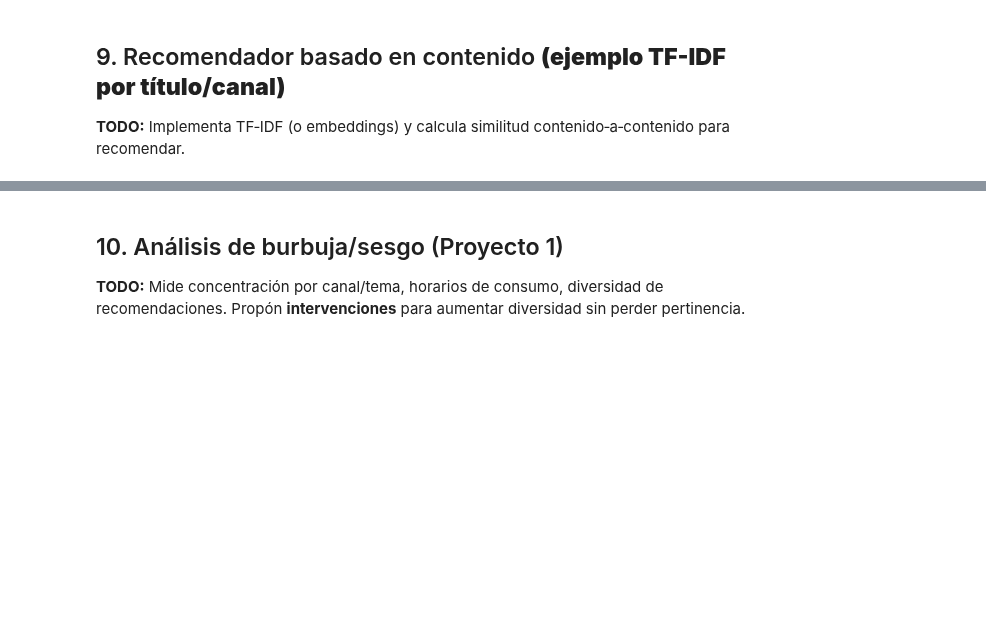
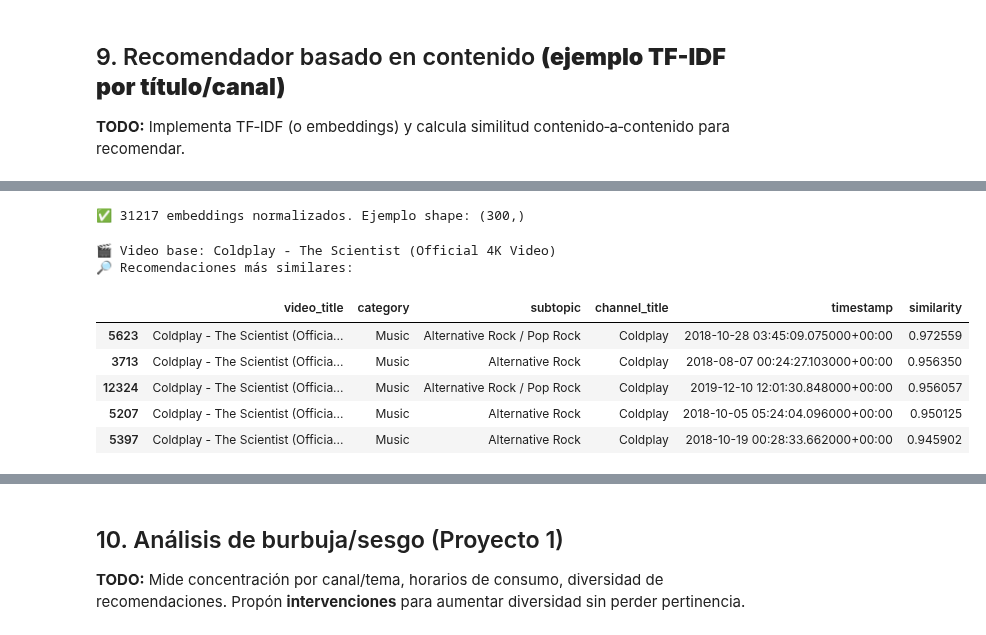
Before and after one commit to brojas7/AnaliticaHistorialYoutube, a Jupyter notebook: notebooks/main.ipynb, the cells around one changed output, grey strips where cells are left out. Saved outputs shown, nothing was run; the diff lists cells and outputs as text; code cells hidden in the pictures; blank space fills up the shorter version.

```diff
--- a/notebooks/main.ipynb
+++ b/notebooks/main.ipynb
@@ -543,8 +484,0 @@ def recommend(video_id, df, sim_matrix, top_k=5):
-# %%
-# ============================================================
-# 🔹 5️⃣ Ejemplo de uso
-# ============================================================
-video_id = 10  # puedes cambiarlo
-print(f"\n🎬 Video base: {df_embed.loc[video_id, 'video_title']}")
-print("🔎 Recomendaciones similares:")
-display(recommend(video_id, df_embed, cosine_sim, top_k=5))
@@ -551,3 +514,70 @@ display(recommend(video_id, df_embed, cosine_sim, top_k=5))
+# %%
+# ============================================================
+# 🔹 1️⃣ Importar librerías
+# ============================================================
+import numpy as np
+import pandas as pd
+from sklearn.metrics.pairwise import cosine_similarity
+from sklearn.preprocessing import normalize
+
+# ============================================================
+# 🔹 2️⃣ Normalizar los embeddings globales
+# ============================================================
+# Aseguramos que todos los vectores tengan norma unitaria (para el coseno)
+matrix = np.vstack(df_embed["content_vec"].values)
+matrix = normalize(matrix)
+
+# Guardamos la versión normalizada dentro del DataFrame (opcional)
+df_embed["content_vec_norm"] = list(matrix)
+
+print(f"✅ {len(matrix)} embeddings normalizados. Ejemplo shape:", matrix[0].shape)
+
+# ============================================================
+# 🔹 3️⃣ Función de recomendación “lazy”
+# ============================================================
+def recommend_lazy(video_id, df, top_k=5):
+    """
+    Recomendador basado en contenido que calcula similitud solo para un video.
+    Usa cosine_similarity dinámicamente sin crear una matriz gigante.
+    """
+    if video_id >= len(df):
+        raise ValueError("El índice de video está fuera de rango.")
+
+    # Vector del video objetivo
+    target_vec = df.iloc[video_id]["content_vec_norm"].reshape(1, -1)
+
+    # Matriz con todos los embeddings normalizados
+    matrix = np.vstack(df["content_vec_norm"].values)
+
+    # Similaridad coseno entre el video elegido y todos los demás
+    sim_scores = cosine_similarity(target_vec, matrix).flatten()
+
+    # Ordenar por similitud descendente (excluyendo el mismo video)
+    top_indices = np.argsort(sim_scores)[::-1][1:top_k+1]
+
+    # Resultado
+    result = df.iloc[top_indices][["video_title", "category", "subtopic", "channel_title", "timestamp"]].copy()
+    result["similarity"] = sim_scores[top_indices]
+    return result
+# %% [output]
+✅ 31217 embeddings normalizados. Ejemplo shape: (300,)
+# %%
+# ============================================================
+# 🔹 4️⃣ Ejemplo de uso
+# ============================================================
+video_id = 300  # prueba con cualquier índice existente
+print(f"\n🎬 Video base: {df_embed.loc[video_id, 'video_title']}")
+print("🔎 Recomendaciones más similares:")
+display(recommend_lazy(video_id, df_embed, top_k=5))
+# %% [output]
+🎬 Video base: Coldplay - The Scientist (Official 4K Video)
+🔎 Recomendaciones más similares:
+|  | video_title | category | subtopic | channel_title | timestamp | similarity |
+| 5623 | Coldplay - The Scientist (Officia... | Music | Alternative Rock / Pop Rock | Coldplay | 2018-10-28 03:45:09.075000+00:00 | 0.972559 |
+| 3713 | Coldplay - The Scientist (Officia... | Music | Alternative Rock | Coldplay | 2018-08-07 00:24:27.103000+00:00 | 0.956350 |
+| 12324 | Coldplay - The Scientist (Officia... | Music | Alternative Rock / Pop Rock | Coldplay | 2019-12-10 12:01:30.848000+00:00 | 0.956057 |
+| 5207 | Coldplay - The Scientist (Officia... | Music | Alternative Rock | Coldplay | 2018-10-05 05:24:04.096000+00:00 | 0.950125 |
+| 5397 | Coldplay - The Scientist (Officia... | Music | Alternative Rock | Coldplay | 2018-10-19 00:28:33.662000+00:00 | 0.945902 |
 # %%
 
 # EJEMPLO ESQUELETO (completa con TF-IDF real si lo deseas)
```
Also changed, not shown: parts of 11 cells of this notebook.
